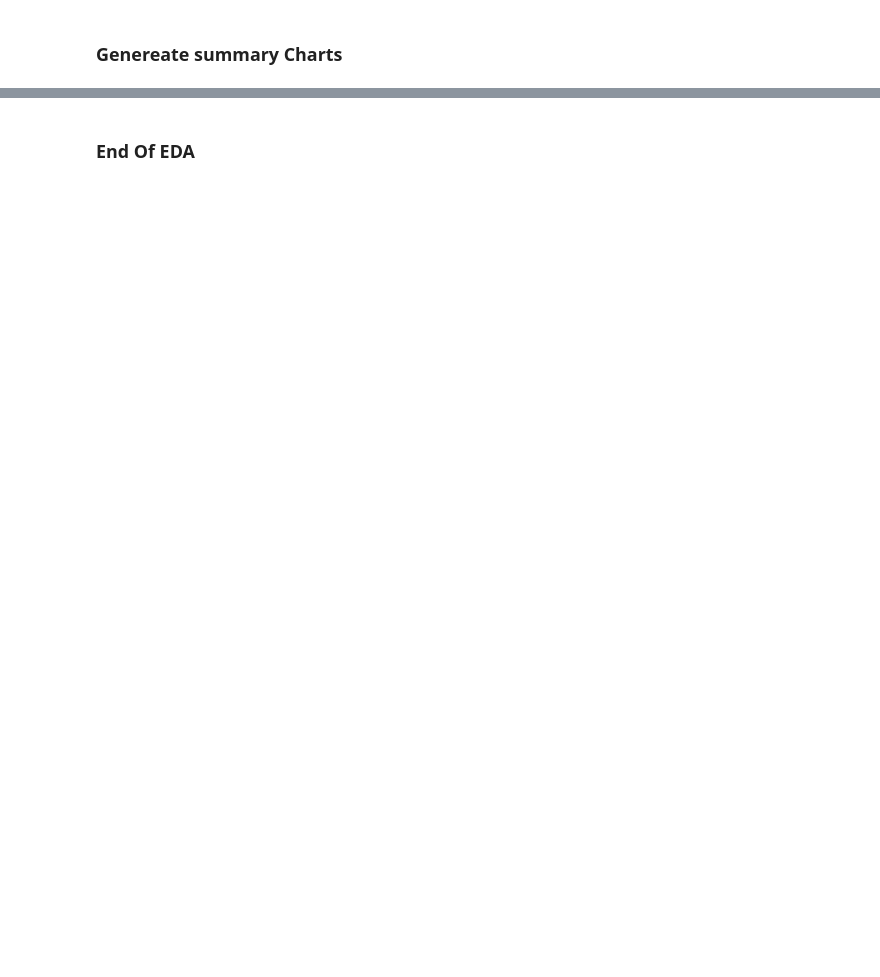
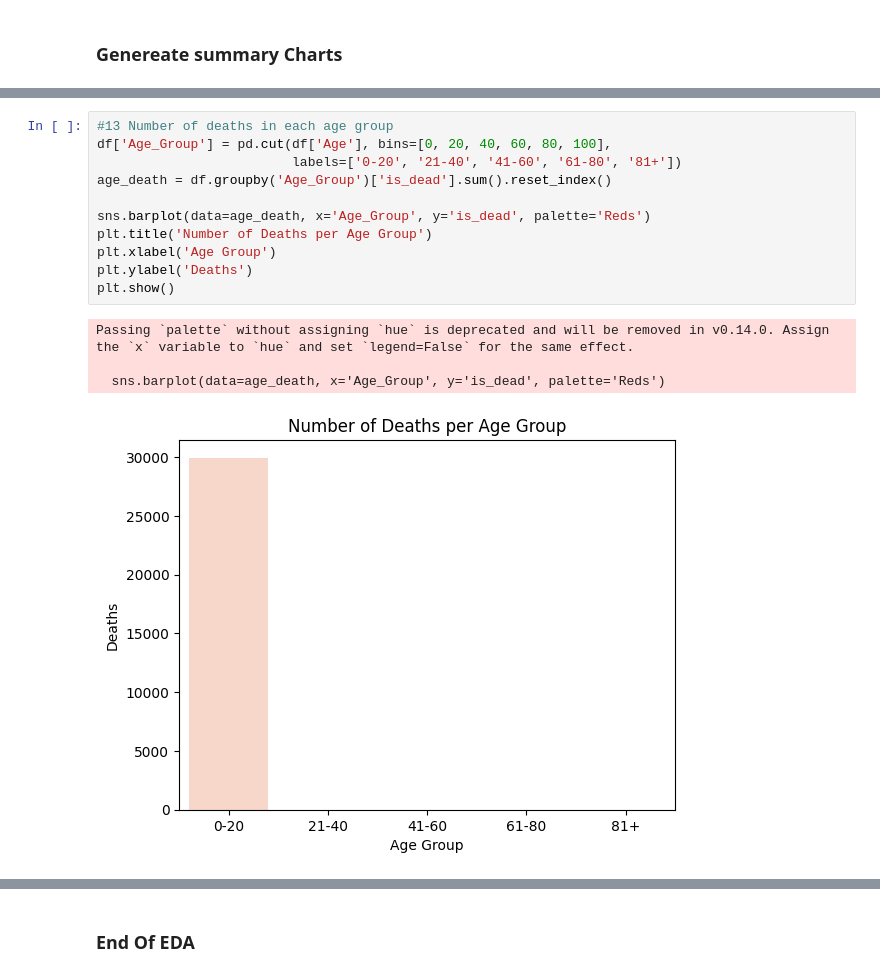
Before and after one commit to MahmoudElshiha/COVID-19-Data-Science, a Jupyter notebook: 2_EDA.ipynb, the cells around one changed output, grey strips where cells are left out. Drawn from its saved outputs; the diff is of its cells as text; blank space fills up the shorter version.

```diff
--- a/2_EDA.ipynb
+++ b/2_EDA.ipynb
@@ -114,0 +170,16 @@ save_plot(fig, 'total_comorbidities_vs_death')
+# %%
+#13 Number of deaths in each age group
+df['Age_Group'] = pd.cut(df['Age'], bins=[0, 20, 40, 60, 80, 100],
+                         labels=['0-20', '21-40', '41-60', '61-80', '81+'])
+age_death = df.groupby('Age_Group')['is_dead'].sum().reset_index()
+
+sns.barplot(data=age_death, x='Age_Group', y='is_dead', palette='Reds')
+plt.title('Number of Deaths per Age Group')
+plt.xlabel('Age Group')
+plt.ylabel('Deaths')
+plt.show()
+# %% [output]
+Passing `palette` without assigning `hue` is deprecated and will be removed in v0.14.0. Assign the `x` variable to `hue` and set `legend=False` for the same effect.
+
+  sns.barplot(data=age_death, x='Age_Group', y='is_dead', palette='Reds')
+[figure, added]
```
Also changed, not shown: parts of 18 cells of this notebook.
